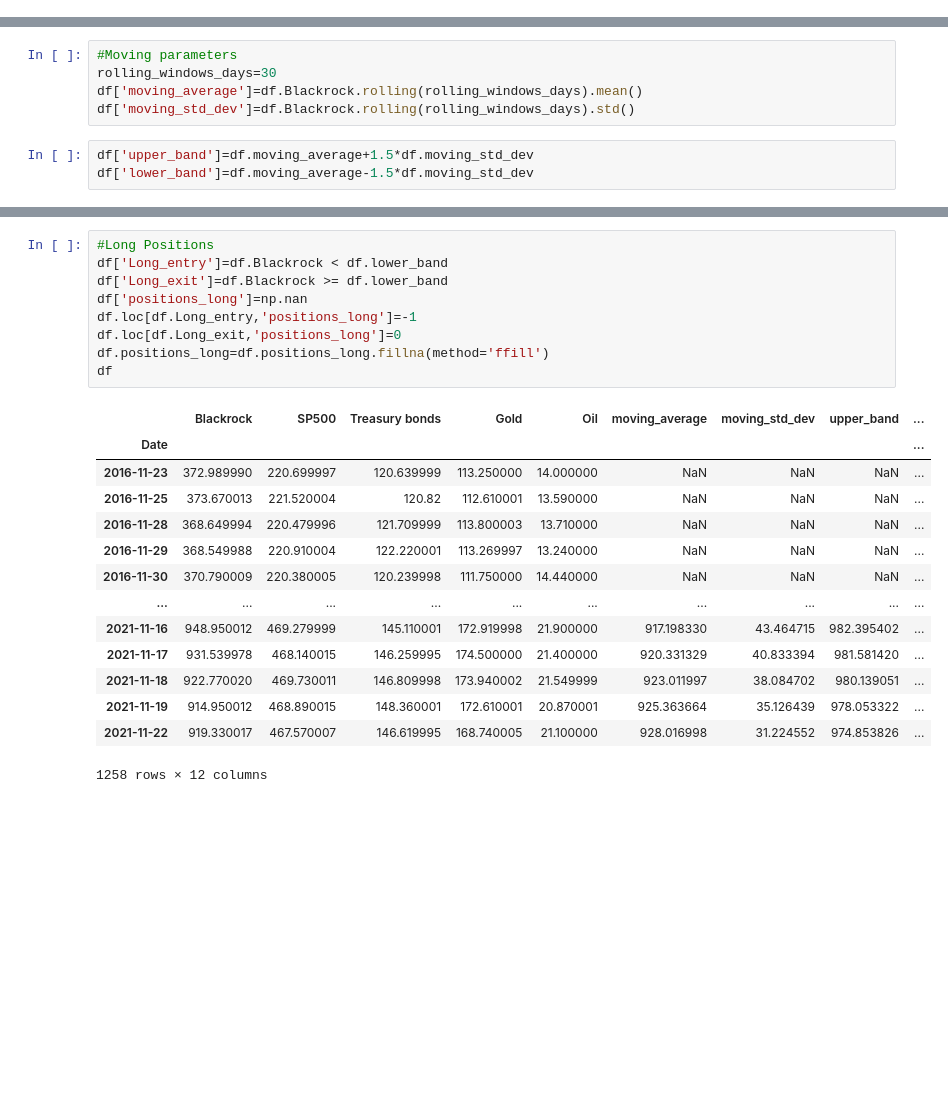
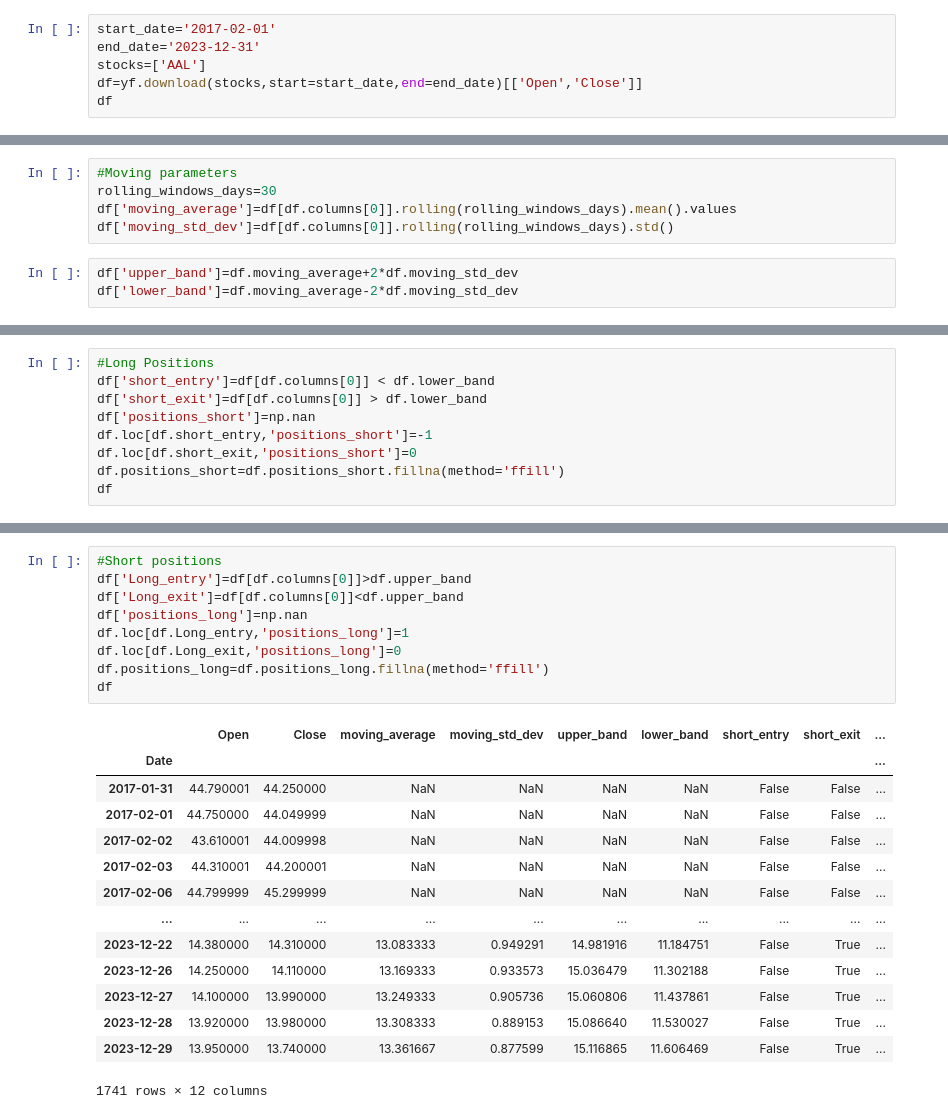
Before and after one commit to nafissaad/Tutorial1, a Jupyter notebook: Tutorial/Python for finance/QuantProgram/Trend following strategy .ipynb, the cells around one changed output, grey strips where cells are left out. Cells and saved outputs as stored; diff of their text form; blank space fills up the shorter version.

```diff
--- a/Tutorial/Python for finance/QuantProgram/Trend following strategy .ipynb
+++ b/Tutorial/Python for finance/QuantProgram/Trend following strategy .ipynb
@@ -22,0 +6,6 @@ df
+# %%
+start_date='2017-02-01'
+end_date='2023-12-31'
+stocks=['AAL']
+df=yf.download(stocks,start=start_date,end=end_date)[['Open','Close']]
+df
@@ -23,9 +44,9 @@ df
 # %%
 #Moving parameters
 rolling_windows_days=30
-df['moving_average']=df.Blackrock.rolling(rolling_windows_days).mean()
-df['moving_std_dev']=df.Blackrock.rolling(rolling_windows_days).std()
+df['moving_average']=df[df.columns[0]].rolling(rolling_windows_days).mean().values
+df['moving_std_dev']=df[df.columns[0]].rolling(rolling_windows_days).std()
 # %%
-df['upper_band']=df.moving_average+1.5*df.moving_std_dev
-df['lower_band']=df.moving_average-1.5*df.moving_std_dev
+df['upper_band']=df.moving_average+2*df.moving_std_dev
+df['lower_band']=df.moving_average-2*df.moving_std_dev
 # %%
@@ -38,0 +60,9 @@ plt.show()
+# %%
+#Long Positions
+df['short_entry']=df[df.columns[0]] < df.lower_band
+df['short_exit']=df[df.columns[0]] > df.lower_band
+df['positions_short']=np.nan
+df.loc[df.short_entry,'positions_short']=-1
+df.loc[df.short_exit,'positions_short']=0
+df.positions_short=df.positions_short.fillna(method='ffill')
+df
@@ -39,24 +84,24 @@ plt.show()
 # %%
-#Long Positions
-df['Long_entry']=df.Blackrock < df.lower_band
-df['Long_exit']=df.Blackrock >= df.lower_band
+#Short positions
+df['Long_entry']=df[df.columns[0]]>df.upper_band
+df['Long_exit']=df[df.columns[0]]<df.upper_band
 df['positions_long']=np.nan
-df.loc[df.Long_entry,'positions_long']=-1
+df.loc[df.Long_entry,'positions_long']=1
 df.loc[df.Long_exit,'positions_long']=0
 df.positions_long=df.positions_long.fillna(method='ffill')
 df
 # %% [output]
-|  | Blackrock | SP500 | Treasury bonds | Gold | Oil | moving_average | moving_std_dev | upper_band | ... |
+|  | Open | Close | moving_average | moving_std_dev | upper_band | lower_band | short_entry | short_exit | ... |
 | Date |  |  |  |  |  |  |  |  | ... |
-| 2016-11-23 | 372.989990 | 220.699997 | 120.639999 | 113.250000 | 14.000000 | NaN | NaN | NaN | ... |
-| 2016-11-25 | 373.670013 | 221.520004 | 120.82 | 112.610001 | 13.590000 | NaN | NaN | NaN | ... |
-| 2016-11-28 | 368.649994 | 220.479996 | 121.709999 | 113.800003 | 13.710000 | NaN | NaN | NaN | ... |
-| 2016-11-29 | 368.549988 | 220.910004 | 122.220001 | 113.269997 | 13.240000 | NaN | NaN | NaN | ... |
-| 2016-11-30 | 370.790009 | 220.380005 | 120.239998 | 111.750000 | 14.440000 | NaN | NaN | NaN | ... |
+| 2017-01-31 | 44.790001 | 44.250000 | NaN | NaN | NaN | NaN | False | False | ... |
+| 2017-02-01 | 44.750000 | 44.049999 | NaN | NaN | NaN | NaN | False | False | ... |
+| 2017-02-02 | 43.610001 | 44.009998 | NaN | NaN | NaN | NaN | False | False | ... |
+| 2017-02-03 | 44.310001 | 44.200001 | NaN | NaN | NaN | NaN | False | False | ... |
+| 2017-02-06 | 44.799999 | 45.299999 | NaN | NaN | NaN | NaN | False | False | ... |
 | ... | ... | ... | ... | ... | ... | ... | ... | ... | ... |
-| 2021-11-16 | 948.950012 | 469.279999 | 145.110001 | 172.919998 | 21.900000 | 917.198330 | 43.464715 | 982.395402 | ... |
-| 2021-11-17 | 931.539978 | 468.140015 | 146.259995 | 174.500000 | 21.400000 | 920.331329 | 40.833394 | 981.581420 | ... |
-| 2021-11-18 | 922.770020 | 469.730011 | 146.809998 | 173.940002 | 21.549999 | 923.011997 | 38.084702 | 980.139051 | ... |
-| 2021-11-19 | 914.950012 | 468.890015 | 148.360001 | 172.610001 | 20.870001 | 925.363664 | 35.126439 | 978.053322 | ... |
-| 2021-11-22 | 919.330017 | 467.570007 | 146.619995 | 168.740005 | 21.100000 | 928.016998 | 31.224552 | 974.853826 | ... |
+| 2023-12-22 | 14.380000 | 14.310000 | 13.083333 | 0.949291 | 14.981916 | 11.184751 | False | True | ... |
+| 2023-12-26 | 14.250000 | 14.110000 | 13.169333 | 0.933573 | 15.036479 | 11.302188 | False | True | ... |
+| 2023-12-27 | 14.100000 | 13.990000 | 13.249333 | 0.905736 | 15.060806 | 11.437861 | False | True | ... |
+| 2023-12-28 | 13.920000 | 13.980000 | 13.308333 | 0.889153 | 15.086640 | 11.530027 | False | True | ... |
+| 2023-12-29 | 13.950000 | 13.740000 | 13.361667 | 0.877599 | 15.116865 | 11.606469 | False | True | ... |
-1258 rows × 12 columns
+1741 rows × 12 columns
```
Also changed, not shown: parts of 14 cells of this notebook.
